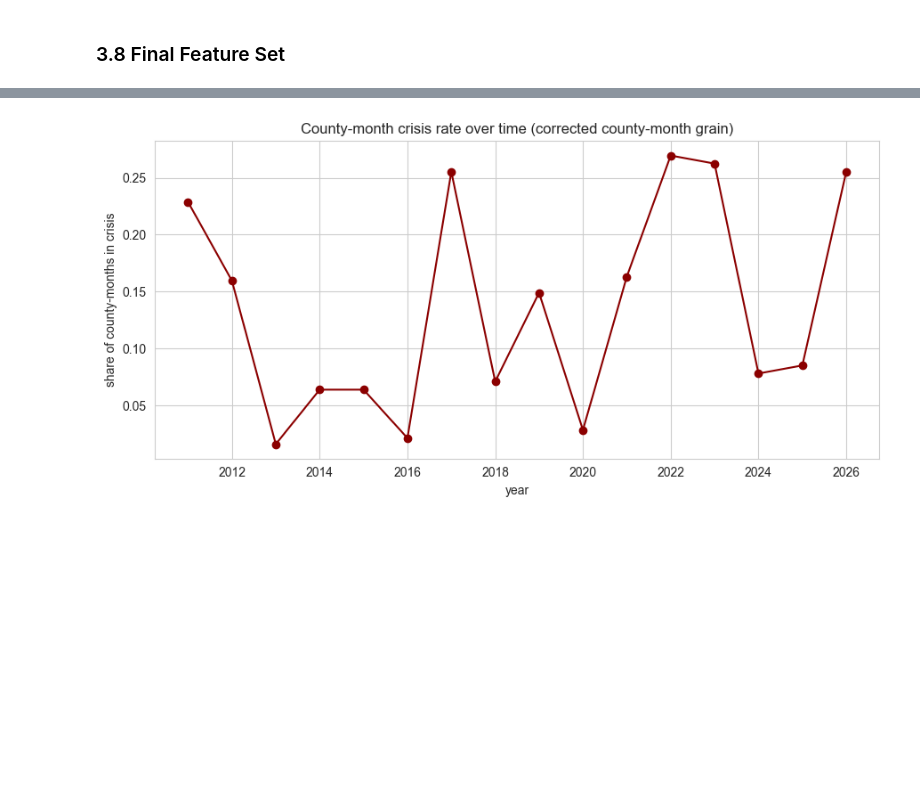
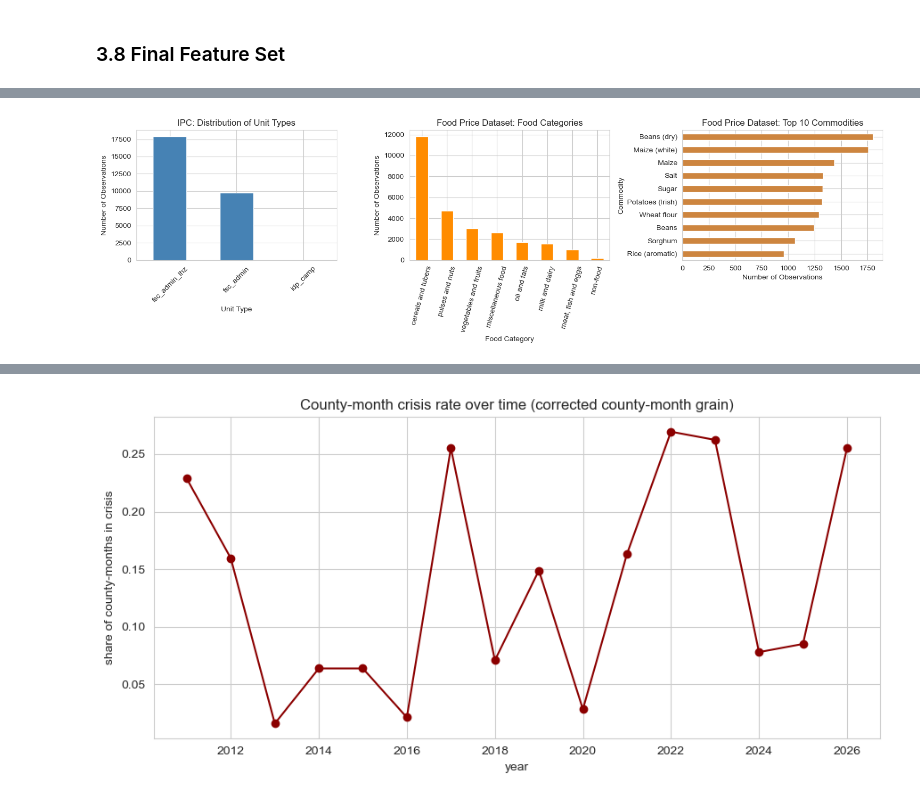
Before and after one commit to JMuoki321/PHASE-5-CAPSTONE-PROJECT, a Jupyter notebook: notebook.ipynb, the cells around one changed output, grey strips where cells are left out. Drawn from its saved outputs; the diff is of its cells as text; code cells hidden in the pictures; blank space fills up the shorter version.

```diff
--- a/notebook.ipynb
+++ b/notebook.ipynb
@@ -778,0 +791,30 @@ Univariate EDA (Phase 2) looked at one column at a time, within one raw table. T
+# %%
+# Univariate: categorical shape of each dataset
+
+fig, axes = plt.subplots(1, 3, figsize=(15, 4.5))
+
+# IPC unit type distribution
+ipc_df['unit_type'].value_counts().plot(kind='bar', ax=axes[0], color='steelblue')
+axes[0].set_title('IPC: Distribution of Unit Types')
+axes[0].set_xlabel('Unit Type')
+axes[0].set_ylabel('Number of Observations')
+axes[0].tick_params(axis='x', rotation=45)
+
+# Food category distribution
+food_df['category'].value_counts().plot(kind='bar', ax=axes[1], color='darkorange')
+axes[1].set_title('Food Price Dataset: Food Categories')
+axes[1].set_xlabel('Food Category')
+axes[1].set_ylabel('Number of Observations')
+axes[1].tick_params(axis='x', rotation=75)
+
+# Top 10 commodities
+food_df['commodity'].value_counts().head(10).plot(kind='barh', ax=axes[2], color='peru')
+axes[2].set_title('Food Price Dataset: Top 10 Commodities')
+axes[2].set_xlabel('Number of Observations')
+axes[2].set_ylabel('Commodity')
+axes[2].invert_yaxis()
+
+plt.tight_layout()
+plt.show()
+# %% [output]
+[figure, added]
```
Also changed, not shown: parts of 102 cells of this notebook.
